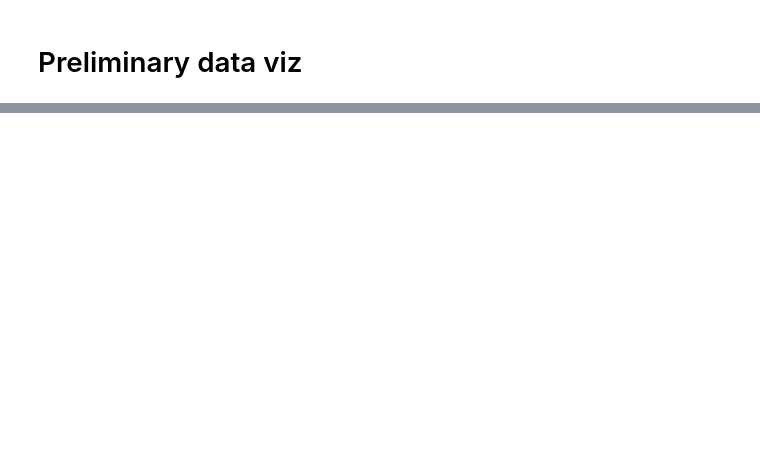
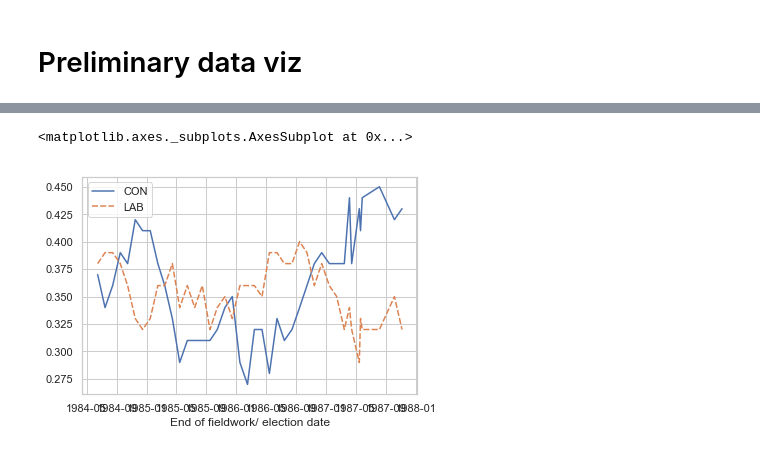
Before and after one commit to TeemuKoivisto/intro-to-data-visualization-project, a Jupyter notebook: notebooks/sandbox.ipynb, the cells around one changed output, grey strips where cells are left out. Cells and saved outputs as stored; diff of their text form; code cells hidden in the pictures; blank space fills up the shorter version.

```diff
--- a/notebooks/sandbox.ipynb
+++ b/notebooks/sandbox.ipynb
@@ -18,0 +85,4 @@ def get_path(filename):
+# %%
+dd = d[d['Election'] == 'general_1987']
+dd = dd[['CON', 'LAB']]
+dd.head()
@@ -18,0 +97,5 @@ def get_path(filename):
+# %%
+sns.lineplot(data=dd)
+# %% [output]
+<matplotlib.axes._subplots.AxesSubplot at 0x...>
+[figure, added]
```
Also changed, not shown: parts of 24 cells of this notebook, 7 other files.
